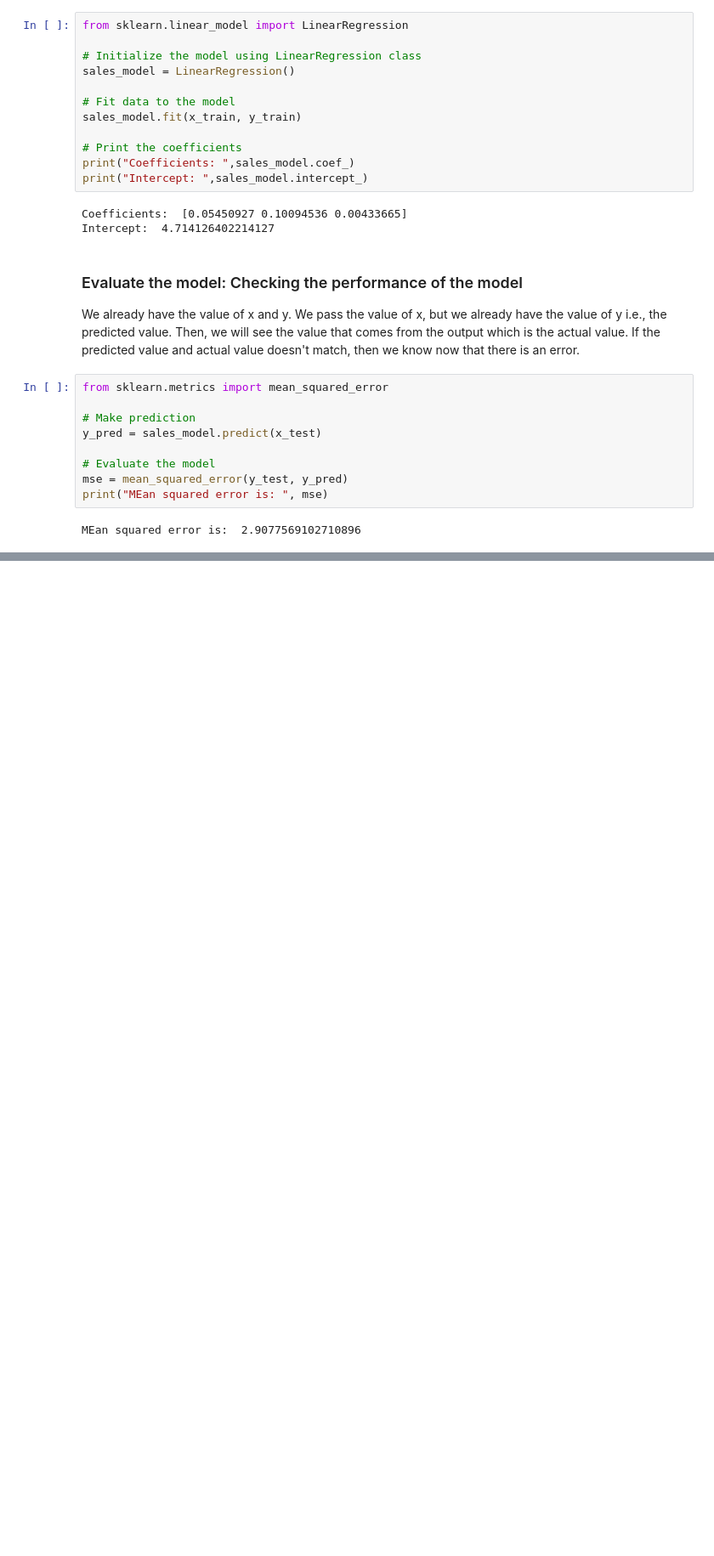
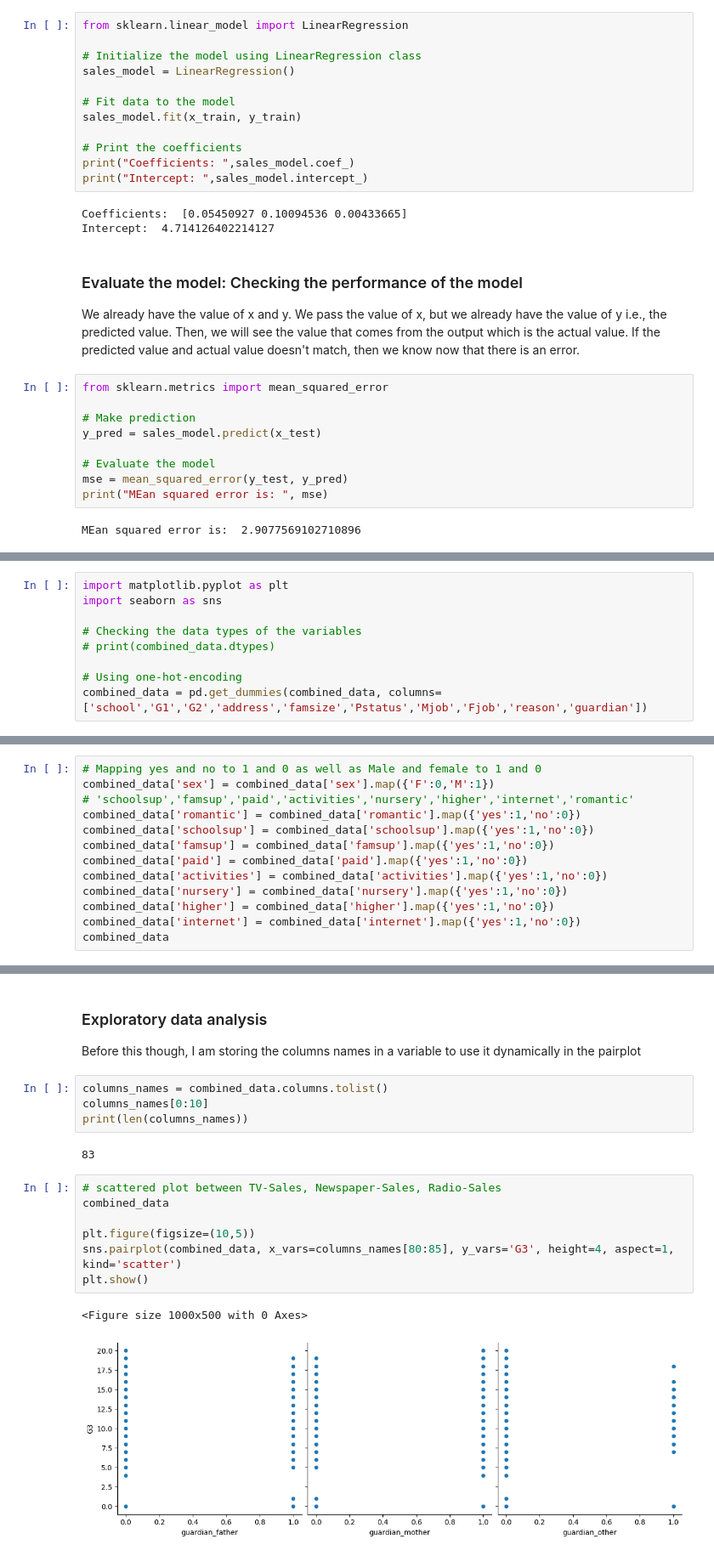
Before and after one commit to UjjwalKarkeyy/Python_Programming, a Jupyter notebook: Week-5_python.ipynb, the cells around one changed output, grey strips where cells are left out. Shown: that part at 85% size. Drawn from its saved outputs; the diff is of its cells as text; blank space fills up the shorter version.

```diff
--- a/Week-5_python.ipynb
+++ b/Week-5_python.ipynb
@@ -664,0 +718,9 @@ MEan squared error is:  2.9077569102710896
+# %%
+import matplotlib.pyplot as plt
+import seaborn as sns
+
+# Checking the data types of the variables
+# print(combined_data.dtypes)
+
+# Using one-hot-encoding
+combined_data = pd.get_dummies(combined_data, columns=['school','G1','G2','address','famsize','Pstatus','Mjob','Fjob','reason','guardian'])
@@ -664,0 +729,13 @@ MEan squared error is:  2.9077569102710896
+# %%
+# Mapping yes and no to 1 and 0 as well as Male and female to 1 and 0
+combined_data['sex'] = combined_data['sex'].map({'F':0,'M':1})
+# 'schoolsup','famsup','paid','activities','nursery','higher','internet','romantic'
+combined_data['romantic'] = combined_data['romantic'].map({'yes':1,'no':0})
+combined_data['schoolsup'] = combined_data['schoolsup'].map({'yes':1,'no':0})
+combined_data['famsup'] = combined_data['famsup'].map({'yes':1,'no':0})
+combined_data['paid'] = combined_data['paid'].map({'yes':1,'no':0})
+combined_data['activities'] = combined_data['activities'].map({'yes':1,'no':0})
+combined_data['nursery'] = combined_data['nursery'].map({'yes':1,'no':0})
+combined_data['higher'] = combined_data['higher'].map({'yes':1,'no':0})
+combined_data['internet'] = combined_data['internet'].map({'yes':1,'no':0})
+combined_data
@@ -664,0 +756,19 @@ MEan squared error is:  2.9077569102710896
+# %% [markdown]
+### Exploratory data analysis
+Before this though, I am storing the columns names in a variable to use it dynamically in the pairplot
+# %%
+columns_names = combined_data.columns.tolist()
+columns_names[0:10]
+print(len(columns_names))
+# %% [output]
+83
+# %%
+# scattered plot between TV-Sales, Newspaper-Sales, Radio-Sales
+combined_data
+
+plt.figure(figsize=(10,5))
+sns.pairplot(combined_data, x_vars=columns_names[80:85], y_vars='G3', height=4, aspect=1, kind='scatter')
+plt.show()
+# %% [output]
+<Figure size 1000x500 with 0 Axes>
+[figure, added]
```
Also changed, not shown: parts of 19 cells of this notebook, 15 other files.
